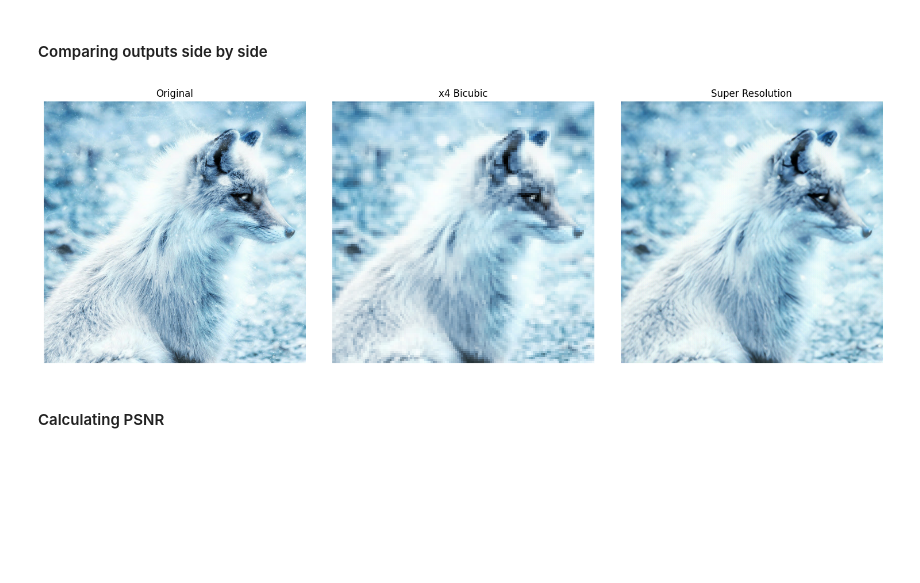
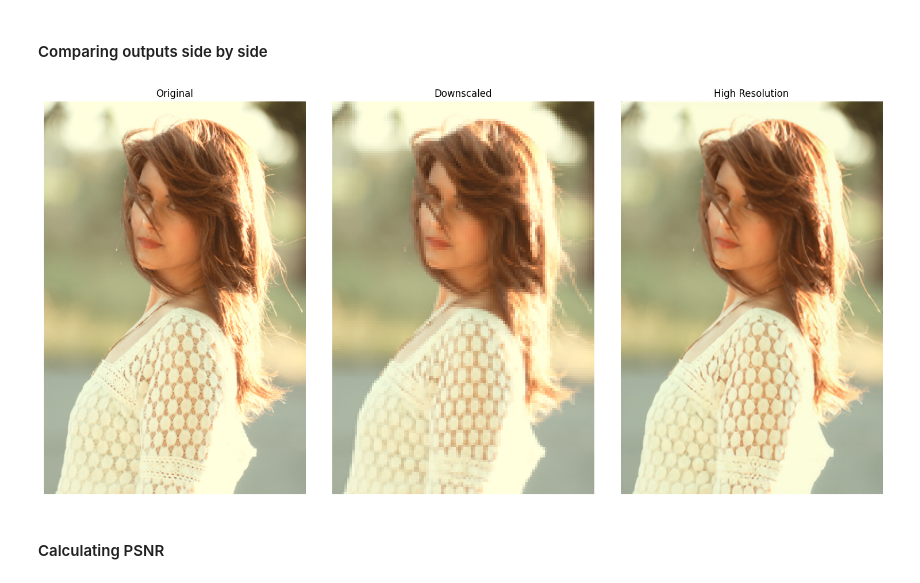
Before and after one commit to nidhinradh/image-enhancement-using-tensorflow, a Jupyter notebook: image-enhancement-using-tensorflow.ipynb, the cells around one changed output. Saved outputs shown, nothing was run; the diff lists cells and outputs as text; code cells hidden in the pictures; blank space fills up the shorter version.

Commit message:
Change input images

```diff
--- a/image-enhancement-using-tensorflow.ipynb
+++ b/image-enhancement-using-tensorflow.ipynb
@@ -96,10 +96,10 @@ To enable them in other operations, rebuild TensorFlow with the appropriate comp
 ### Declaring constants
 # %%
 SAVED_MODEL_PATH = "https://tfhub.dev/captain-pool/esrgan-tf2/1"
-ORIGINAL_IMAGE_URL = 'https://user-images.githubusercontent.com/12981474/40157448-eff91f06-5953-11e8-9a37-f6b5693fa03f.png'
+ORIGINAL_IMAGE_URL = 'https://github.com/IBM/MAX-Image-Resolution-Enhancer/raw/master/samples/test_examples/low_resolution/food.png'
 ORIGINAL_IMAGE_SAVE_PATH = './original.png'
-TEST_IAMGE_URL = 'https://lh4.googleusercontent.com/-Anmw5df4gj0/AAAAAAAAAAI/AAAAAAAAAAc/6HxU8XFLnQE/photo.jpg64'
-TEST_IMAGE_SAVE_PATH = 'test.jpg'
+TEST_IAMGE_URL = 'https://github.com/IBM/MAX-Image-Resolution-Enhancer/raw/master/samples/test_examples/original/woman.png'
+TEST_IMAGE_SAVE_PATH = 'test.png'
 # %% [markdown]
 ### Download a low-resolution image
 # %%
@@ -232,18 +232,18 @@ plot_image(fake_test_image, title="Super Resolution")
 # %%
 plt.rcParams['figure.figsize'] = [15, 10]
 fig, axes = plt.subplots(1, 3)
 fig.tight_layout()
 plt.subplot(131)
 plot_image(tf.squeeze(hr_test_image), title="Original")
 plt.subplot(132)
 fig.tight_layout()
-plot_image(tf.squeeze(lr_test_image), "x4 Bicubic")
+plot_image(tf.squeeze(lr_test_image), "Downscaled")
 plt.subplot(133)
 fig.tight_layout()
-plot_image(fake_test_image, "Super Resolution")
+plot_image(fake_test_image, "High Resolution")
 plt.savefig("ESRGAN_DIV2K.jpg", bbox_inches="tight")
 # %% [output]
-[figure, old version]
+[figure, new version]
 # %% [markdown]
 #### Calculating PSNR
 # %% [markdown]
```
Also changed, not shown: parts of 10 cells of this notebook.
